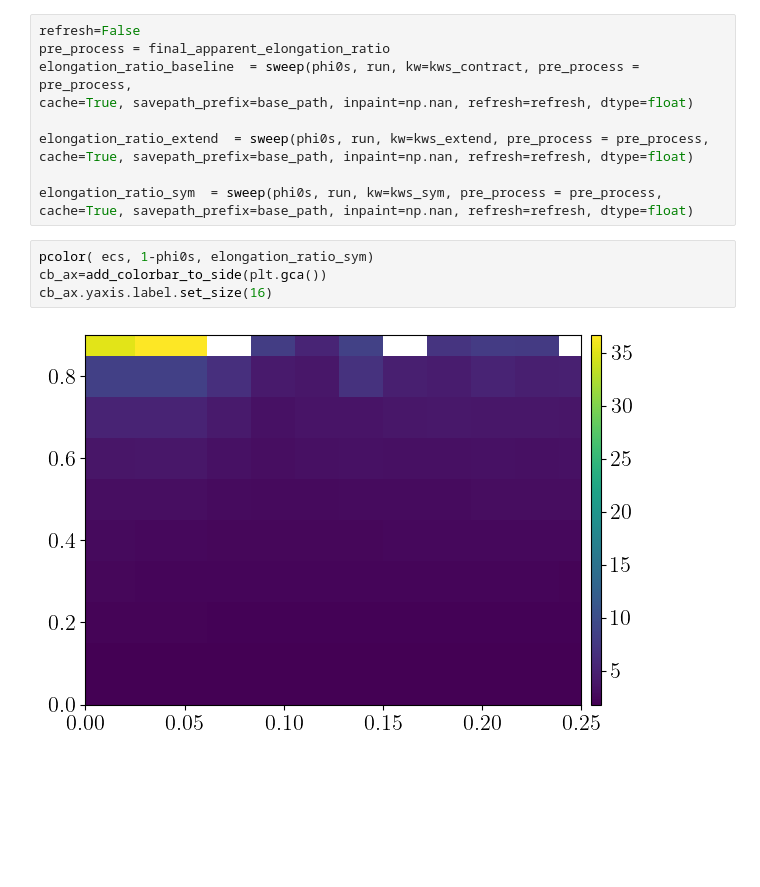
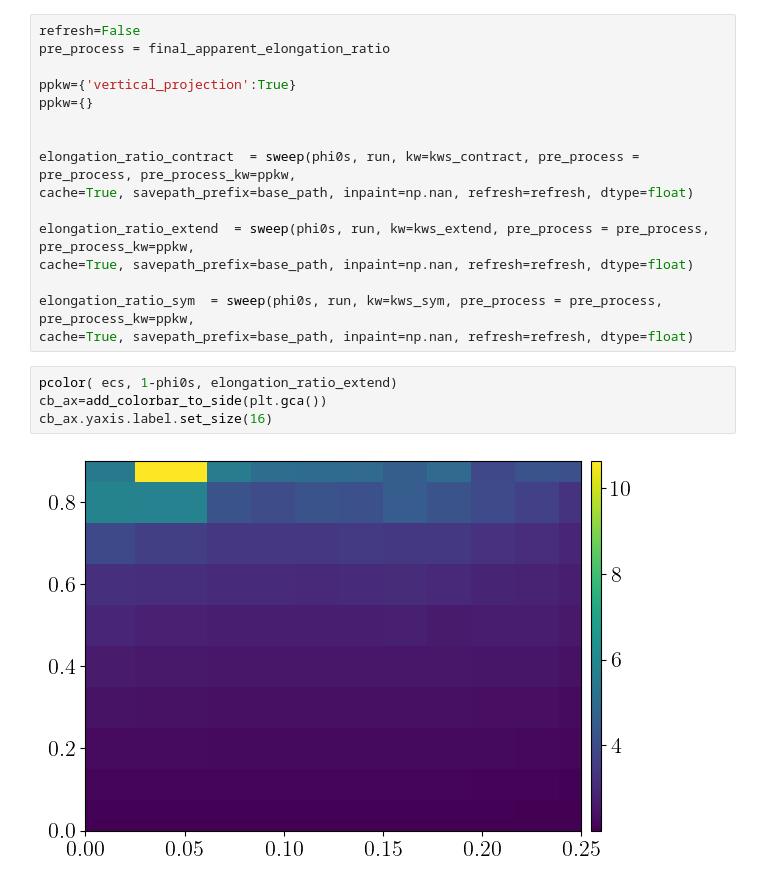
Before and after one commit to laurentmackay/3d-vertex, a Jupyter notebook: VertexTissue/Validation/Viscoelastic/Step2/ElongationAnalysis.ipynb, the cells around one changed output. Drawn from its saved outputs; the diff is of its cells as text; blank space fills up the shorter version.

```diff
--- a/VertexTissue/Validation/Viscoelastic/Step2/ElongationAnalysis.ipynb
+++ b/VertexTissue/Validation/Viscoelastic/Step2/ElongationAnalysis.ipynb
@@ -44,20 +44,25 @@ average_apparent_elongation_ratio(G)
 # %%
 refresh=False
 pre_process = final_apparent_elongation_ratio
-elongation_ratio_baseline  = sweep(phi0s, run, kw=kws_contract, pre_process = pre_process,
+
+ppkw={'vertical_projection':True}
+ppkw={}
+
+
+elongation_ratio_contract  = sweep(phi0s, run, kw=kws_contract, pre_process = pre_process, pre_process_kw=ppkw,
 cache=True, savepath_prefix=base_path, inpaint=np.nan, refresh=refresh, dtype=float)
 
-elongation_ratio_extend  = sweep(phi0s, run, kw=kws_extend, pre_process = pre_process,
+elongation_ratio_extend  = sweep(phi0s, run, kw=kws_extend, pre_process = pre_process, pre_process_kw=ppkw,
 cache=True, savepath_prefix=base_path, inpaint=np.nan, refresh=refresh, dtype=float)
 
-elongation_ratio_sym  = sweep(phi0s, run, kw=kws_sym, pre_process = pre_process,
+elongation_ratio_sym  = sweep(phi0s, run, kw=kws_sym, pre_process = pre_process, pre_process_kw=ppkw,
 cache=True, savepath_prefix=base_path, inpaint=np.nan, refresh=refresh, dtype=float)
 # %%
-pcolor( ecs, 1-phi0s, elongation_ratio_sym)
+pcolor( ecs, 1-phi0s, elongation_ratio_extend)
 cb_ax=add_colorbar_to_side(plt.gca())
 cb_ax.yaxis.label.set_size(16)
 # %% [output]
-[figure, old version]
+[figure, new version]
 # %%
 ##################################################################
 ################## ELONGATION RATIO HEATMAP ######################
```
Also changed, not shown: parts of 6 cells of this notebook, 15 other files.
